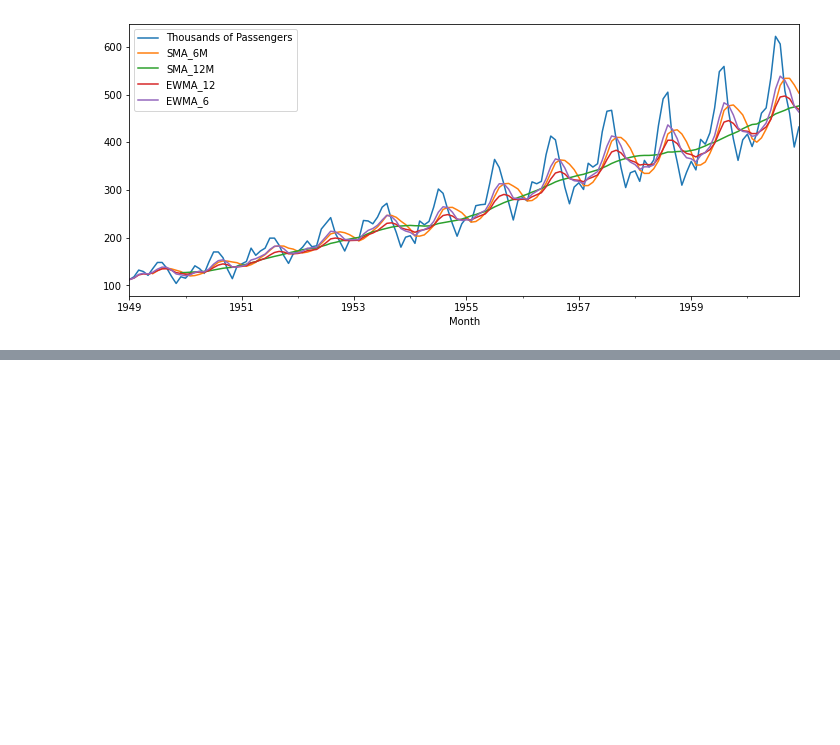
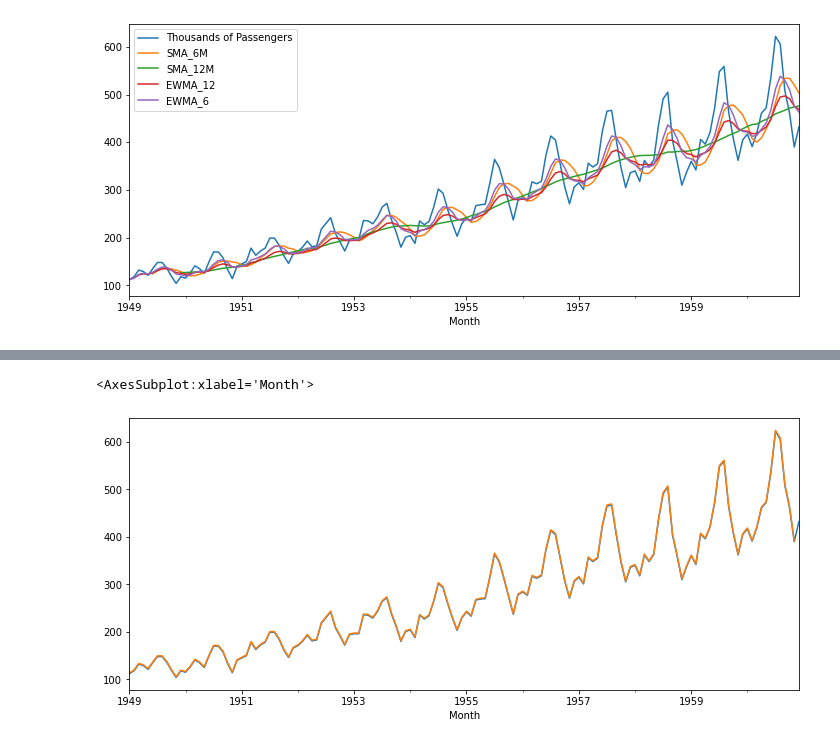
Before and after one commit to B2BDA/TIme_Series_SARIMA_Sales, a Jupyter notebook: Time_Series_Forecasting_Python.ipynb, the cells around one changed output, grey strips where cells are left out. Drawn from its saved outputs; the diff is of its cells as text; code cells hidden in the pictures; blank space fills up the shorter version.

```diff
--- a/Time_Series_Forecasting_Python.ipynb
+++ b/Time_Series_Forecasting_Python.ipynb
@@ -656,0 +752,8 @@ df.plot()
+# %%
+model = ExponentialSmoothing(df, trend='add').fit().fittedvalues.shift(-1)
+# %%
+df.plot()
+model.plot()
+# %% [output]
+<AxesSubplot:xlabel='Month'>
+[figure, added]
```
Also changed, not shown: parts of 21 cells of this notebook.
